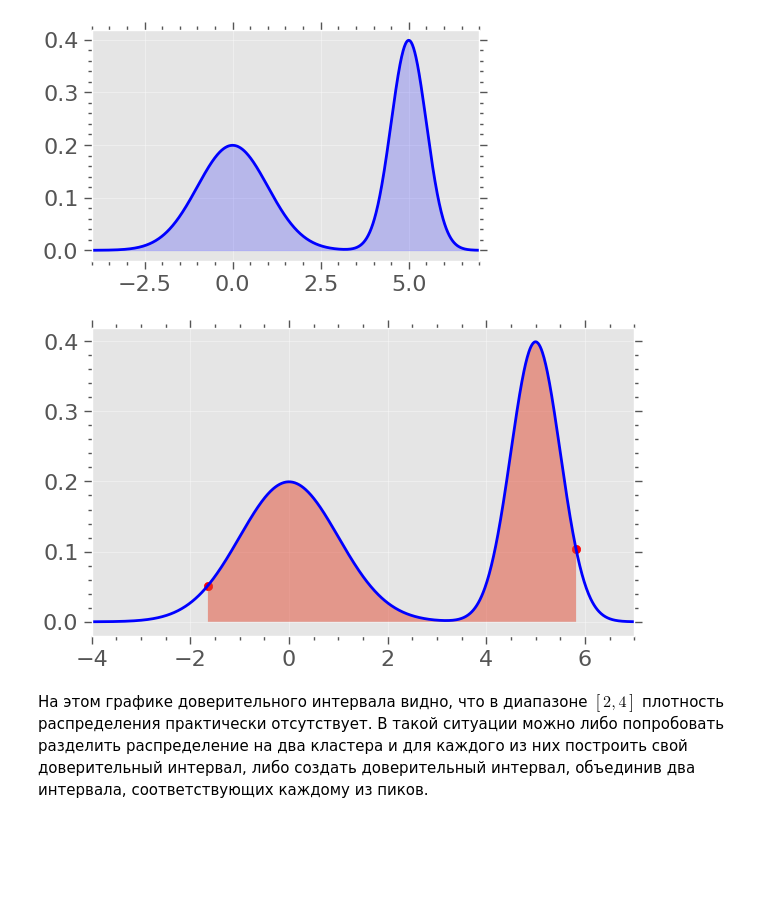
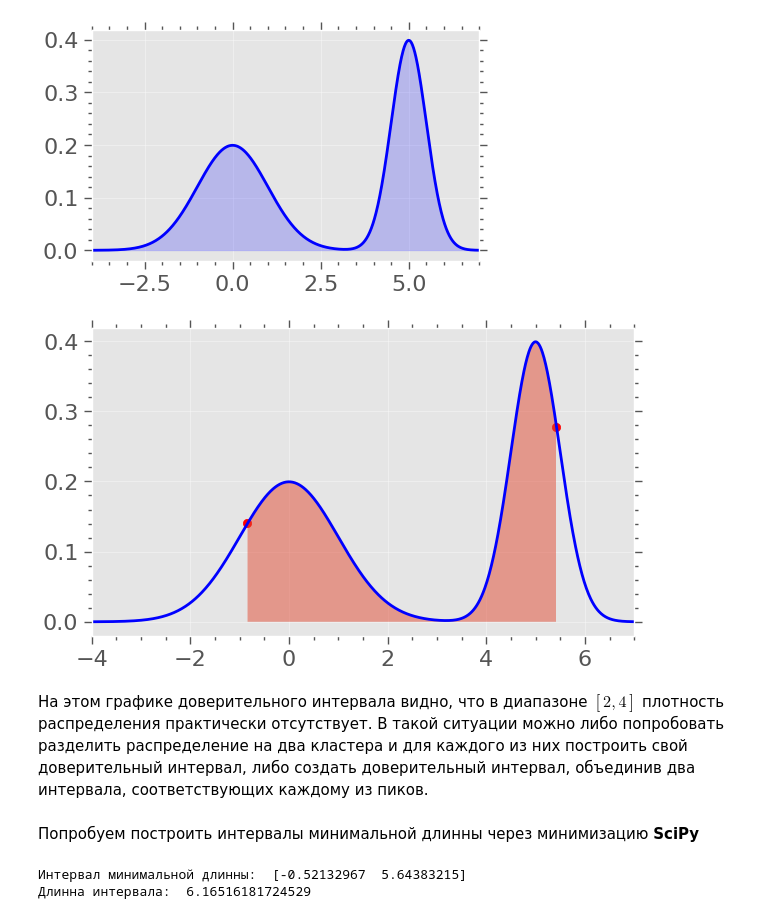
Before and after one commit to 2reckey/Bayesian_Stats, a Jupyter notebook: Stats and Game theory/04_Байесовская_статистика_Доверительные_интервалы.ipynb, the cells around one changed output. Cells and saved outputs as stored; diff of their text form; code cells hidden in the pictures; blank space fills up the shorter version.

```diff
--- a/Stats and Game theory/04_Байесовская_статистика_Доверительные_интервалы.ipynb
+++ b/Stats and Game theory/04_Байесовская_статистика_Доверительные_интервалы.ipynb
@@ -180,0 +275,15 @@ interact(update_interval, alpha=FloatSlider(min=0.01, max=0.99, step=0.01, value
+# %%
+k = 30
+n = 100
+
+p_hat = k / n
+Var = p_hat * (1 - p_hat)
+
+alpha = 0.8
+
+z_alpha = stats.norm.ppf((1 + alpha) / 2)
+
+low, high = stats.norm.interval(alpha, loc = p_hat, scale = np.sqrt(Var/n))
+
+print(f"доверительный интервал для p по ЦПТ: [{low}, {high}]")
+print("Длинна интервала: ", high-low)
@@ -180,0 +293,11 @@ interact(update_interval, alpha=FloatSlider(min=0.01, max=0.99, step=0.01, value
+# %%
+_, axs = plt.subplots(1, 2, figsize=(7, 4))
+
+a, b = k+1, n-k+1
+x = np.linspace(0, 1, 1000)
+beta_dist = stats.beta(a,b)
+y_beta = beta_dist.pdf(x)
+y_norm = stats.norm.pdf(x,loc = p_hat, scale = np.sqrt(Var/n))
+
+plot_continuous_dist_interval(x,y_norm, low, high, ax=axs[0])
+plot_continuous_dist_interval(x,y_beta, low, high, ax=axs[1])
@@ -180,0 +311,8 @@ interact(update_interval, alpha=FloatSlider(min=0.01, max=0.99, step=0.01, value
+# %%
+interval, l = minimal_interval(beta_dist, alpha)
+
+print("Интервал минимальной длинны бета: ", interval)
+print("Интервал минимальной длинны нормального: ", [low, high])
+print("Длинна интервала бета", l)
+print("Длинна интервала нормального", high-low)
+print("Разница", high-low-l)
@@ -220,10 +364,34 @@ plot_continuous_dist(x,y, x_lim = (-4, 7))
 # %%
 fig, axs = plt.subplots(1, 1, figsize=(7, 4))
 
-alpha = 0.95
+alpha = 0.8
 low, high = dist.interval(alpha)
 plot_continuous_dist_interval(x,y,low,high,x_lim = (-4,7), ax = axs)
 # %% [output]
-[figure, old version]
+[figure, new version]
 # %% [markdown]
 На этом графике доверительного интервала видно, что в диапазоне $[2,4]$ плотность распределения практически отсутствует. В такой ситуации можно либо попробовать разделить распределение на два кластера и для каждого из них построить свой доверительный интервал, либо создать доверительный интервал, объединив два интервала, соответствующих каждому из пиков.
+# %% [markdown]
+Попробуем построить интервалы минимальной длинны через минимизацию __SciPy__
+# %%
+def minimal_interval_2points(dist, alpha):
+    def objective(p):
+        return p[1] - p[0]
+
+    def constraint(p):
+        return dist.cdf(p[1]) - dist.cdf(p[0]) - alpha
+
+    x_guess, y_guess = dist.interval(alpha)
+
+    cons = ({'type': 'eq', 'fun': constraint})
+
+    solution = scipy.optimize.minimize(objective, (x_guess, y_guess), constraints=cons)
+
+    return solution.x, solution.fun
+
+interval, l = minimal_interval_2points(dist,alpha)
+print("Интервал минимальной длинны: ", interval)
+print("Длинна интервала: ", l)
+# %% [output]
+Интервал минимальной длинны:  [-0.52132967  5.64383215]
+Длинна интервала:  6.16516181724529
```
Also changed, not shown: parts of 27 cells of this notebook.
